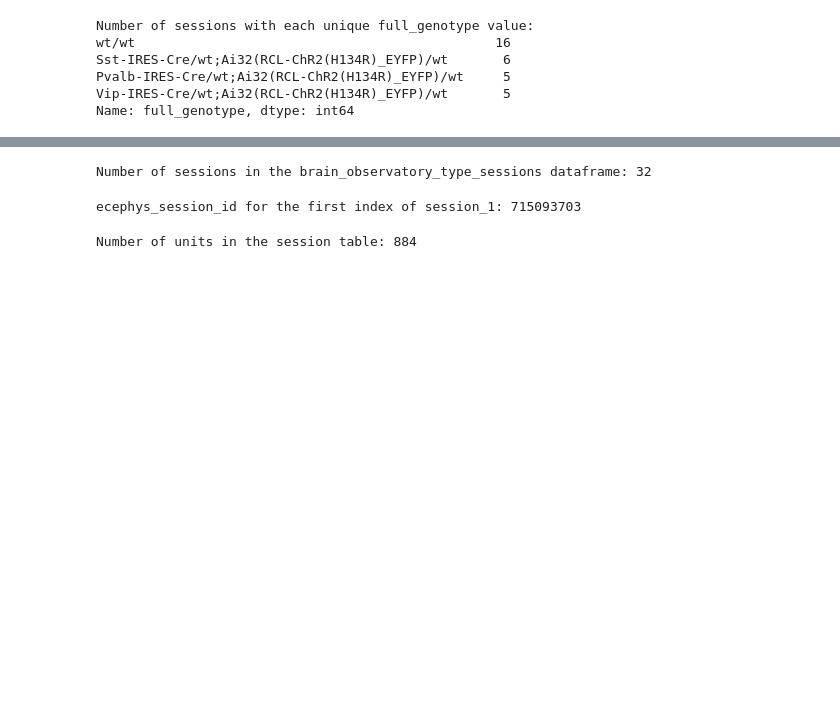
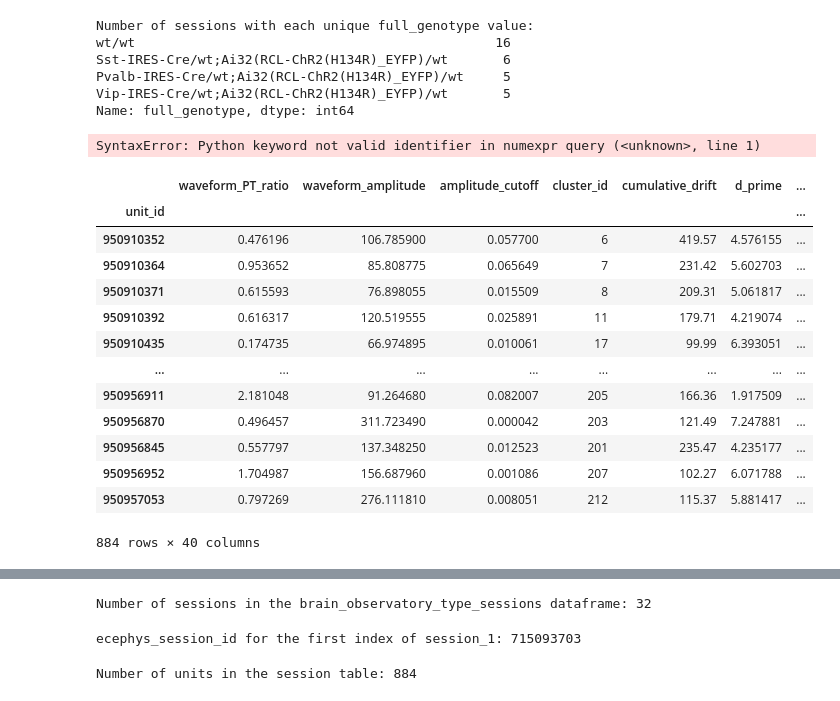
Before and after one commit to ecresp1el/swb_2023_ec_problemsworkshop, a Jupyter notebook: code/python_project_draft.ipynb, the cells around one changed output, grey strips where cells are left out. Cells and saved outputs as stored; diff of their text form; code cells hidden in the pictures; blank space fills up the shorter version.

```diff
--- a/code/python_project_draft.ipynb
+++ b/code/python_project_draft.ipynb
@@ -37,3 +36,23 @@ sessions.head() #show the first 5 rows of the dataframe object
 | 721123822 | 2019-10-03T00:00:00Z | 707296982 | brain_observatory_1.1 | 125.0 | M | Pvalb-IRES-Cre/wt;Ai32(RCL-ChR2(H... | 444 | ... |
 | 732592105 | 2019-10-03T00:00:00Z | 717038288 | brain_observatory_1.1 | 100.0 | M | wt/wt | 824 | ... |
 | 737581020 | 2019-10-03T00:00:00Z | 718643567 | brain_observatory_1.1 | 108.0 | M | wt/wt | 568 | ... |
+# %%
+session_id = 715093703 #import a session id of interest
+session = cache.get_session_data(session_id) #creates a session object
+
+presentations = session.get_stimulus_table('drifting_gratings') #creates a stimulus table object for drifting gratings
+presentations = presentations[presentations.orientation != 'null'] #removes the null orientation presentations
+region = "VISp" #specify the region of interest
+
+#units = session.units[session.units["ecephys_structure_acronym"] == region] #creates a units table object for the region of interest
+
+time_step = 0.01 #in sessions
+pre_stim_window = -0.1 #in seconds
+window_duration = 0.5 #in seconds
+time_bins = np.arange(pre_stim_window, window_duration + time_step, time_step) #create an array of time bins for the window of interest
+
+spikes = session.presentationwise_spike_counts(
+    stimulus_presentation_ids = presentations.index.values,
+    bin_edges = time_bins,
+    unit_ids = session.units.query('snr > 2.5 & isi_violations < 0.5 & amplitude_cutoff < 0.1 & presence_ratio > 0.9 & ecephys_structure_acronym == @region').index.values
+    )
@@ -96,3 +166,43 @@ Sst-IRES-Cre/wt;Ai32(RCL-ChR2(H134R)_EYFP)/wt       6
 Pvalb-IRES-Cre/wt;Ai32(RCL-ChR2(H134R)_EYFP)/wt     5
 Vip-IRES-Cre/wt;Ai32(RCL-ChR2(H134R)_EYFP)/wt       5
 Name: full_genotype, dtype: int64
+# %%
+
+presentations = session.get_stimulus_table('drifting_gratings') #creates a stimulus table object for drifting gratings
+presentations = presentations[presentations.orientation != 'null'] #removes the null orientation presentations
+region = 'VISp'#specify the region of interest
+units = session.units[session.units["ecephys_structure_acronym"] == region] #creates a units table object for the region of interest
+
+
+time_step = 0.05 #in sessions
+pre_stim_window = -0.1 #in seconds
+window_duration = 0.5 #in seconds
+time_bins = np.arange(pre_stim_window, window_duration + time_step, time_step) #create an array of time bins for the window of interest
+
+#session.units.query("snr > 2.5 & isi_violations < 0.5 & amplitude_cutoff < 0.1 & presence_ratio > 0.9") #query the units table to find units that pass QC criteria which are stored as columns in the units table
+# the QC criteria are: snr is greater than 2.5, isi_violations is less than 0.5, amplitude_cutoff is less than 0.1, and presence_ratio is greater than 0.9
+
+spikes = session.presentationwise_spike_counts(
+    stimulus_presentation_ids = presentations.index.values,
+    bin_edges = time_bins,
+    unit_ids = session.units.query("snr > 2.5 & isi_violations < 0.5 & amplitude_cutoff < 0.1 & presence_ratio > 0.9 and ece ").index.values
+    )
+# %% [output]
+SyntaxError: Python keyword not valid identifier in numexpr query (<unknown>, line 1)
+# %%
+session.units
+# %% [output]
+|  | waveform_PT_ratio | waveform_amplitude | amplitude_cutoff | cluster_id | cumulative_drift | d_prime | ... |
+| unit_id |  |  |  |  |  |  | ... |
+| 950910352 | 0.476196 | 106.785900 | 0.057700 | 6 | 419.57 | 4.576155 | ... |
+| 950910364 | 0.953652 | 85.808775 | 0.065649 | 7 | 231.42 | 5.602703 | ... |
+| 950910371 | 0.615593 | 76.898055 | 0.015509 | 8 | 209.31 | 5.061817 | ... |
+| 950910392 | 0.616317 | 120.519555 | 0.025891 | 11 | 179.71 | 4.219074 | ... |
+| 950910435 | 0.174735 | 66.974895 | 0.010061 | 17 | 99.99 | 6.393051 | ... |
+| ... | ... | ... | ... | ... | ... | ... | ... |
+| 950956911 | 2.181048 | 91.264680 | 0.082007 | 205 | 166.36 | 1.917509 | ... |
+| 950956870 | 0.496457 | 311.723490 | 0.000042 | 203 | 121.49 | 7.247881 | ... |
+| 950956845 | 0.557797 | 137.348250 | 0.012523 | 201 | 235.47 | 4.235177 | ... |
+| 950956952 | 1.704987 | 156.687960 | 0.001086 | 207 | 102.27 | 6.071788 | ... |
+| 950957053 | 0.797269 | 276.111810 | 0.008051 | 212 | 115.37 | 5.881417 | ... |
+884 rows × 40 columns
```
Also changed, not shown: parts of 15 cells of this notebook.
